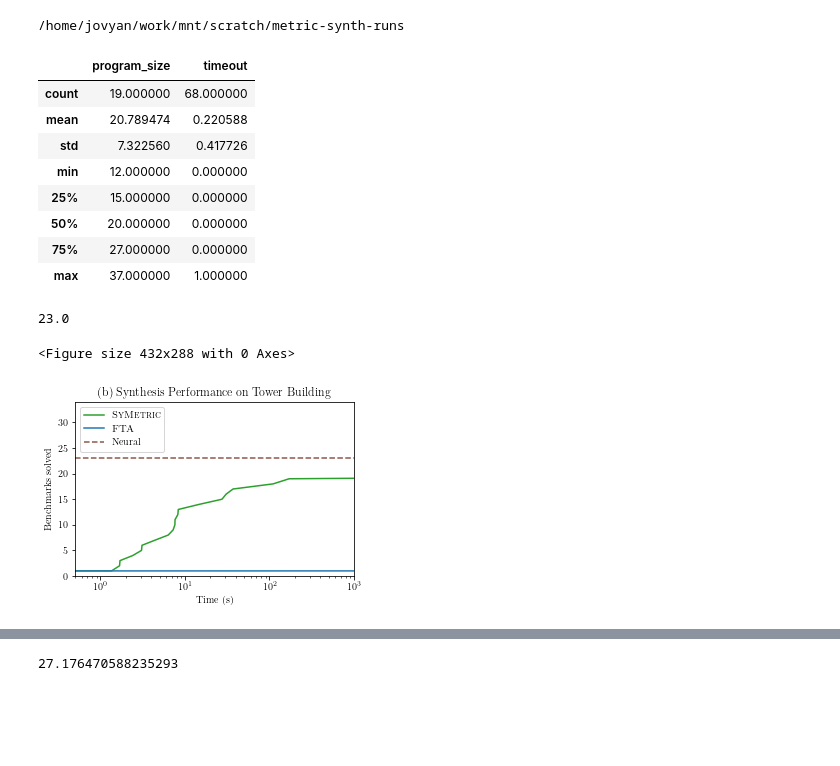
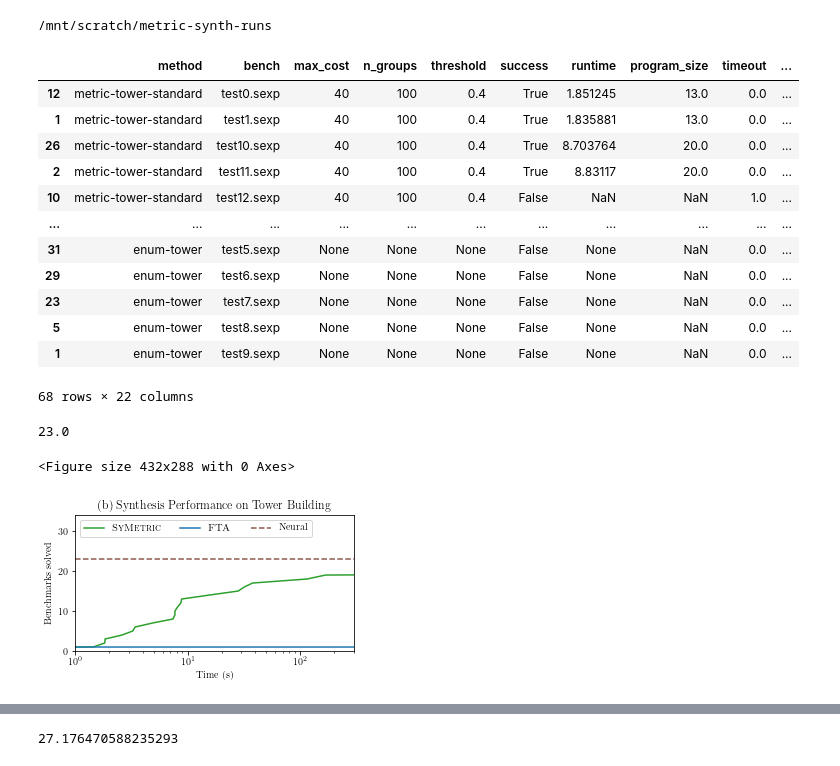
Before and after one commit to jfeser/symetric, a Jupyter notebook: notebooks/Towers results.ipynb, the cells around one changed output, grey strips where cells are left out. Drawn from its saved outputs; the diff is of its cells as text; code cells hidden in the pictures; blank space fills up the shorter version.

```diff
--- a/notebooks/Towers results.ipynb
+++ b/notebooks/Towers results.ipynb
@@ -1,7 +1,7 @@
 # %%
-cd ~/work/home/feser/work/ocaml-workspace/staged-synth/runs/
+cd /mnt/scratch/metric-synth-runs/
 # %% [output]
-/home/jovyan/work/mnt/scratch/metric-synth-runs
+/mnt/scratch/metric-synth-runs
 # %%
 import matplotlib.pyplot as plt
 import numpy as np
@@ -20,19 +20,23 @@ plt.rcParams.update(
     }
 )
 # %%
-df = pd.concat([load('2022-07-06-17:52:38'), load('towers-enum')])
+df = pd.concat([load('towers'), load('towers-enum')])
 # %%
 df
 # %% [output]
-|  | program_size | timeout |
-| count | 19.000000 | 68.000000 |
-| mean | 20.789474 | 0.220588 |
-| std | 7.322560 | 0.417726 |
-| min | 12.000000 | 0.000000 |
-| 25% | 15.000000 | 0.000000 |
-| 50% | 20.000000 | 0.000000 |
-| 75% | 27.000000 | 0.000000 |
-| max | 37.000000 | 1.000000 |
+|  | method | bench | max_cost | n_groups | threshold | success | runtime | program_size | timeout | ... |
+| 12 | metric-tower-standard | test0.sexp | 40 | 100 | 0.4 | True | 1.851245 | 13.0 | 0.0 | ... |
+| 1 | metric-tower-standard | test1.sexp | 40 | 100 | 0.4 | True | 1.835881 | 13.0 | 0.0 | ... |
+| 26 | metric-tower-standard | test10.sexp | 40 | 100 | 0.4 | True | 8.703764 | 20.0 | 0.0 | ... |
+| 2 | metric-tower-standard | test11.sexp | 40 | 100 | 0.4 | True | 8.83117 | 20.0 | 0.0 | ... |
+| 10 | metric-tower-standard | test12.sexp | 40 | 100 | 0.4 | False | NaN | NaN | 1.0 | ... |
+| ... | ... | ... | ... | ... | ... | ... | ... | ... | ... | ... |
+| 31 | enum-tower | test5.sexp | None | None | None | False | None | NaN | 0.0 | ... |
+| 29 | enum-tower | test6.sexp | None | None | None | False | None | NaN | 0.0 | ... |
+| 23 | enum-tower | test7.sexp | None | None | None | False | None | NaN | 0.0 | ... |
+| 5 | enum-tower | test8.sexp | None | None | None | False | None | NaN | 0.0 | ... |
+| 1 | enum-tower | test9.sexp | None | None | None | False | None | NaN | 0.0 | ... |
+68 rows × 22 columns
 # %%
 n_bench = 34
 baseline_perc = 0.575
@@ -43,37 +47,32 @@ baseline_solved
 # %%
 def plot():
     plt.tight_layout()
-    fig = plt.figure(figsize=(5, 3.2))
+    fig = plt.figure(figsize=(5, 2.5))
     ax = fig.add_subplot(1, 1, 1)
 
-    std = df[
-        (df["extract"] == "Greedy")
-        & (df["repair"] == "Guided")
-        & (df["threshold"] > 0)
-        & (df["rank"])
-    ]["runtime"]
+    std = df[(df["method"] == "metric-tower-standard")]["runtime"]
     std = std.sort_values().fillna(1e10)
     ax.plot(
         [0] + list(std), range(0, len(std) + 1), label=r"\textsc{SyMetric}", color="C2"
     )
 
-    std = df[(df["method"] == "enum")]["runtime"]
-    std = std.sort_values().fillna(1e10)
+    enum = df[(df["method"] == "enum-tower")]["runtime"]
+    enum = enum.sort_values().fillna(1e10)
     ax.plot(
-        [0] + list(std), range(0, len(std) + 1), label=r"\textsc{FTA}", color="C0"
+        [0] + list(enum), range(0, len(enum) + 1), label=r"\textsc{FTA}", color="C0"
     )
 
     ax.axhline(y=baseline_solved, linestyle='--', label='Neural', color='C5') # horizontal
 
     ax.set_ylim([0, n_bench])
-    ax.set_xlim([0.5, 1e3])
+    ax.set_xlim([1, 300])
     ax.set_xscale('log')
     ax.set_ylabel("Benchmarks solved")
     ax.set_xlabel("Time (s)")
-    plt.legend(loc="upper left")
+    ax.legend(loc="upper left", ncol=3)
     ax.set_title(r"(b) Synthesis Performance on Tower Building")
-    plt.savefig('/home/jovyan/work/home/feser/metric_synth/towers_comparison.pdf')
+    plt.savefig('/home/feser/634da4c60a6e2fe917f357dc/metric_synth/towers_comparison.pdf', bbox_inches='tight')
 plot()
 # %% [output]
 <Figure size 432x288 with 0 Axes>
-[figure, old version]
+[figure, new version]
```
Also changed, not shown: parts of 2 cells of this notebook, 7 other files.
